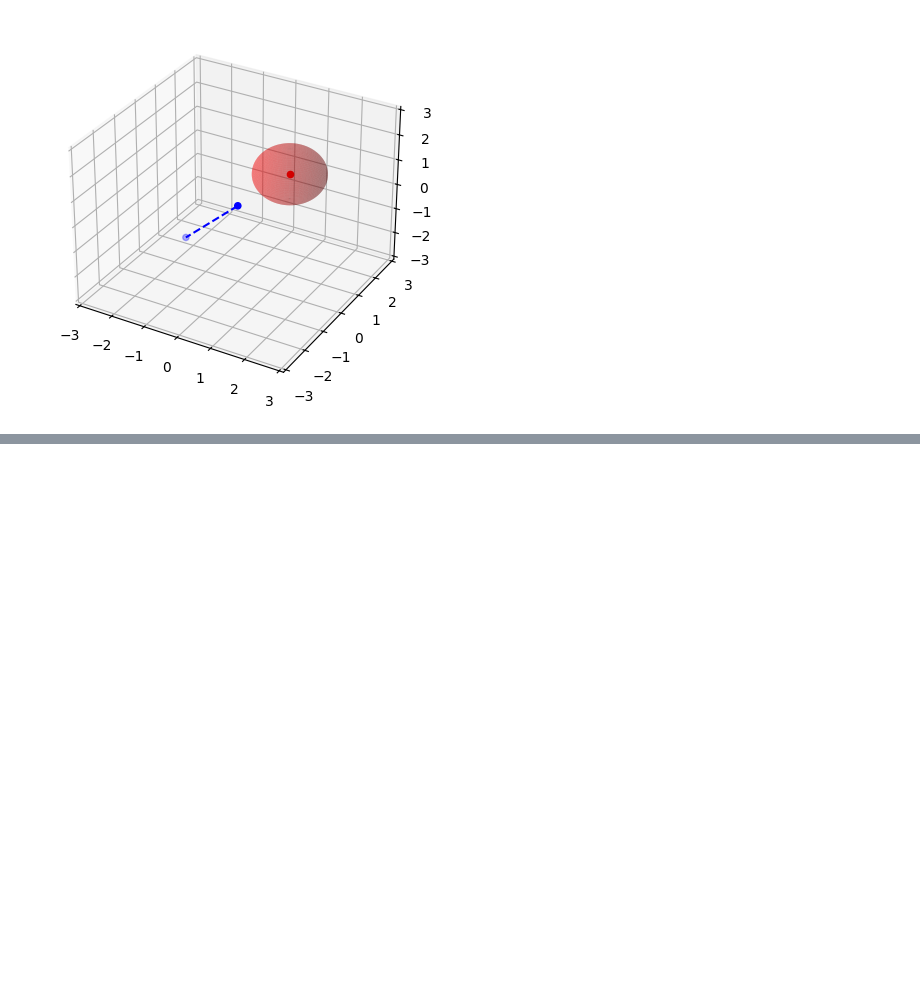
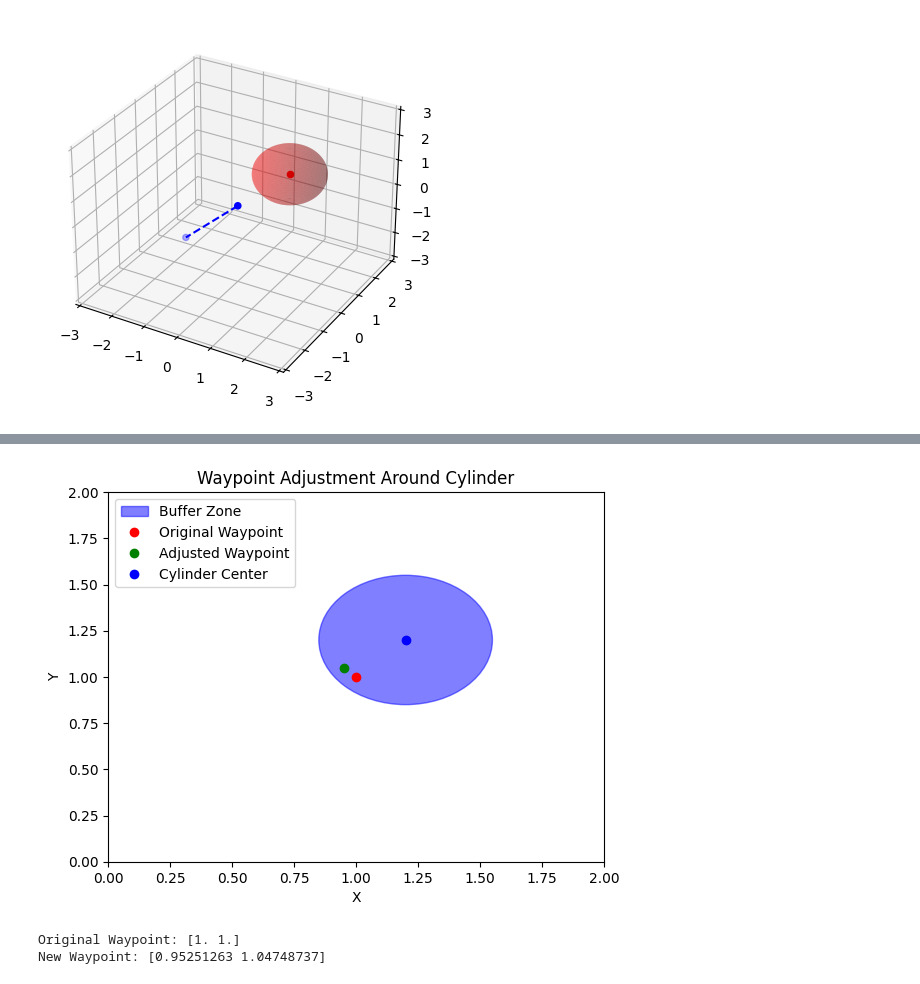
Before and after one commit to Granluke/lsy_drone_racing, a Jupyter notebook: examples/test.ipynb, the cells around one changed output, grey strips where cells are left out. Saved outputs shown, nothing was run; the diff lists cells and outputs as text; code cells hidden in the pictures; blank space fills up the shorter version.

```diff
--- a/examples/test.ipynb
+++ b/examples/test.ipynb
@@ -79,0 +109,69 @@ No intersection within the line segment.
+# %%
+import numpy as np
+import matplotlib.pyplot as plt
+
+def move_waypoint_if_within_buffer(waypoint, x_c, y_c, x_gate, y_gate, yaw, buffer):
+    # Calculate the distance between the waypoint and the cylinder center
+    distance = np.sqrt((waypoint[0] - x_c)**2 + (waypoint[1] - y_c)**2)
+
+    # Check if the waypoint is within the buffer distance
+    if distance < buffer:
+        # Calculate the displacement needed to move it to the buffer distance
+        displacement = buffer - distance
+
+        # Calculate the angle perpendicular to the yaw
+        perpendicular_yaw = yaw + np.pi / 2
+
+        # Calculate the unit vector along the perpendicular direction
+        unit_vector = np.array([np.cos(perpendicular_yaw), np.sin(perpendicular_yaw)])
+
+        # Move the waypoint along the perpendicular direction
+        new_waypoint = waypoint + displacement * unit_vector
+
+        return new_waypoint
+    else:
+        return waypoint
+
+# Example usage
+waypoint = np.array([1.0, 1.0])
+x_c, y_c = 1.2, 1.2  # Cylinder center coordinates
+x_gate, y_gate = 0.0, 0.0  # Line center coordinates (not used directly here)
+yaw = np.pi / 4  # 45 degrees in radians
+buffer = 0.35  # Buffer distance
+
+new_waypoint = move_waypoint_if_within_buffer(waypoint, x_c, y_c, x_gate, y_gate, yaw, buffer)
+
+# Plotting
+fig, ax = plt.subplots()
+
+# Plot the cylinder
+cylinder = plt.Circle((x_c, y_c), buffer, color='blue', alpha=0.5, label='Buffer Zone')
+ax.add_artist(cylinder)
+
+# Plot the original waypoint
+ax.plot(waypoint[0], waypoint[1], 'ro', label='Original Waypoint')
+
+# Plot the new waypoint
+ax.plot(new_waypoint[0], new_waypoint[1], 'go', label='Adjusted Waypoint')
+
+# Plot the cylinder center
+ax.plot(x_c, y_c, 'bo', label='Cylinder Center')
+
+# Set the plot limits
+ax.set_xlim(0, 2)
+ax.set_ylim(0, 2)
+
+# Add labels and legend
+ax.set_xlabel('X')
+ax.set_ylabel('Y')
+ax.set_title('Waypoint Adjustment Around Cylinder')
+ax.legend()
+
+plt.show()
+
+print("Original Waypoint:", waypoint)
+print("New Waypoint:", new_waypoint)
+# %% [output]
+[figure, added]
+Original Waypoint: [1. 1.]
+New Waypoint: [0.95251263 1.04748737]
```
Also changed, not shown: parts of 1 cell of this notebook, 7 other files.
